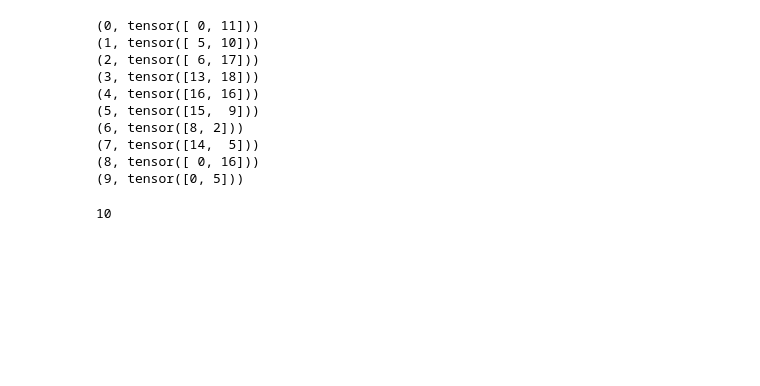
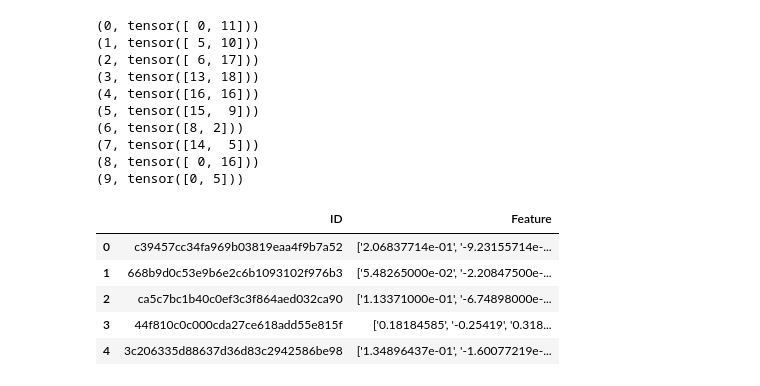
Before and after one commit to langgege-cqu/maxp_dgl, a Jupyter notebook: maxp_model_zlm/try_dgl.ipynb, the cells around one changed output. Saved outputs shown, nothing was run; the diff lists cells and outputs as text; code cells hidden in the pictures; blank space fills up the shorter version.

```diff
--- a/maxp_model_zlm/try_dgl.ipynb
+++ b/maxp_model_zlm/try_dgl.ipynb
@@ -510,7 +511,16 @@ for i in enumerate(d):
 (7, tensor([14,  5]))
 (8, tensor([ 0, 16]))
 (9, tensor([0, 5]))
-# %%
-len(d)
-# %% [output]
-10
+# %%
+import pandas as pd
+path = 'dataset/validation_nodes.csv'
+df = pd.read_csv(path)
+# %%
+df.head()
+# %% [output]
+|  | ID | Feature |
+| 0 | c39457cc34fa969b03819eaa4f9b7a52 | ['2.06837714e-01', '-9.23155714e-... |
+| 1 | 668b9d0c53e9b6e2c6b1093102f976b3 | ['5.48265000e-02', '-2.20847500e-... |
+| 2 | ca5c7bc1b40c0ef3c3f864aed032ca90 | ['1.13371000e-01', '-6.74898000e-... |
+| 3 | 44f810c0c000cda27ce618add55e815f | ['0.18184585', '-0.25419', '0.318... |
+| 4 | 3c206335d88637d36d83c2942586be98 | ['1.34896437e-01', '-1.60077219e-... |
```
Also changed, not shown: parts of 22 cells of this notebook, 2 other files.
